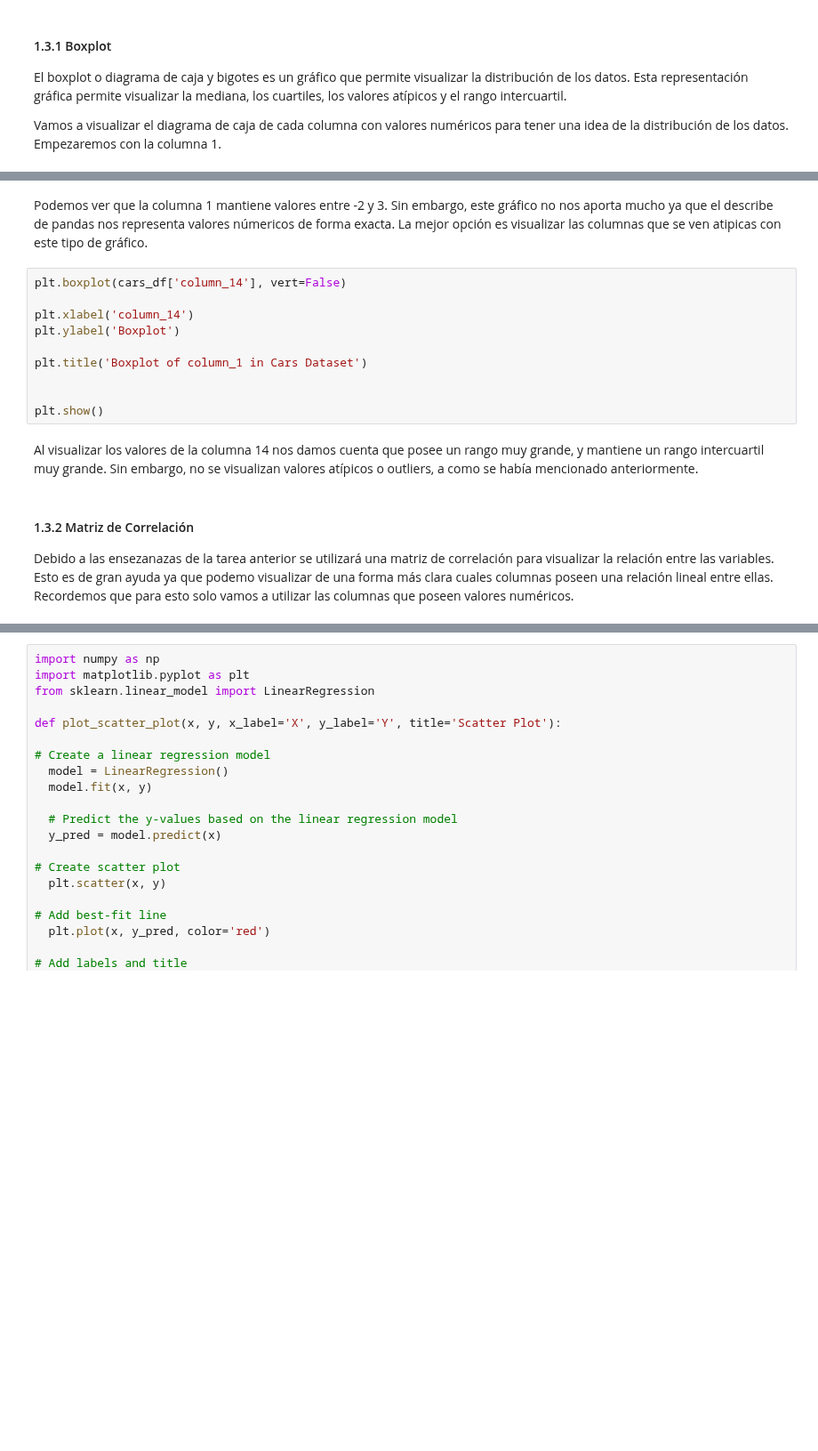
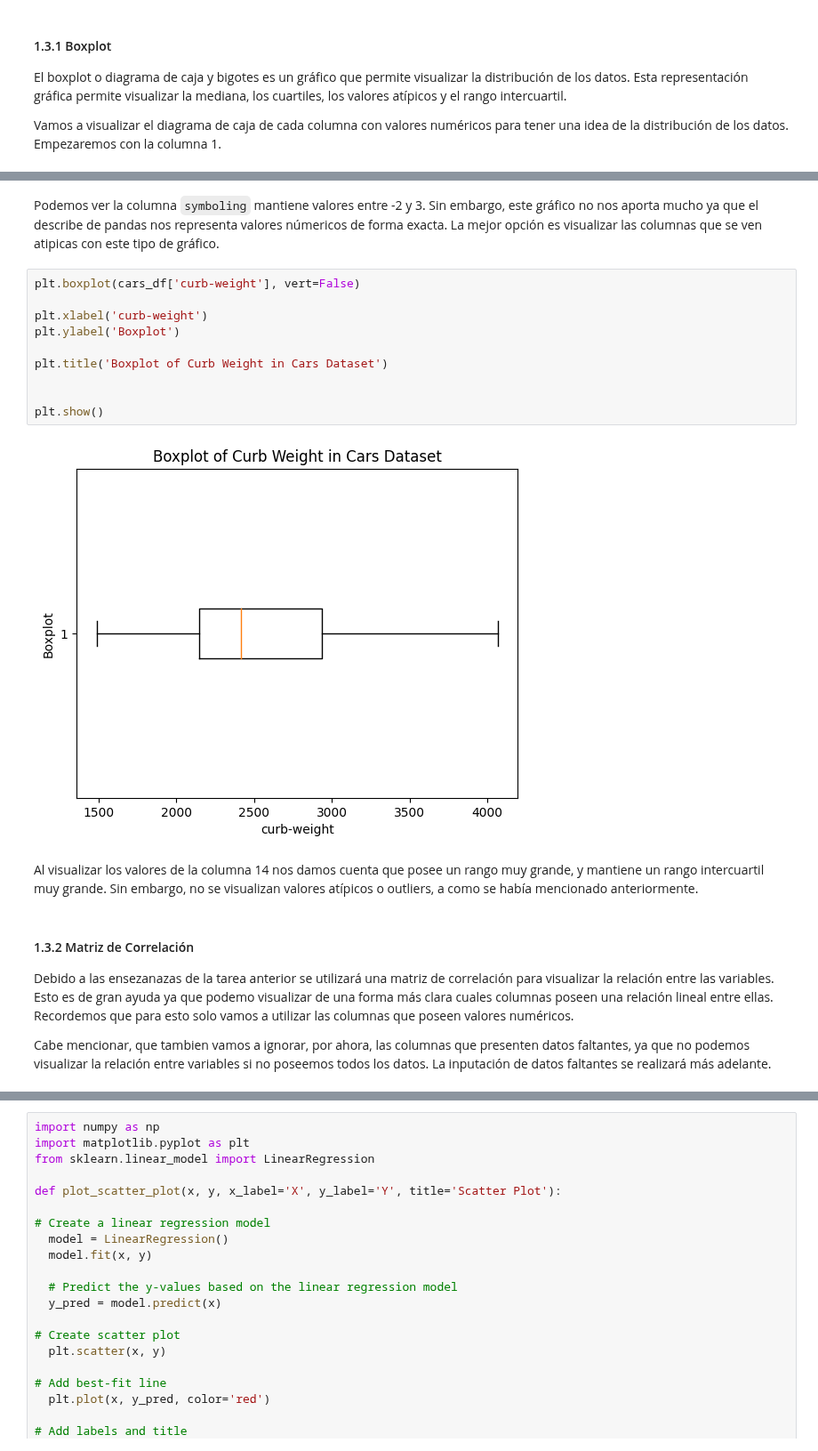
Before and after one commit to mantofer02/DataScienceBootcamp, a Jupyter notebook: FUNDATEC/MachineLearning/Quices/Quiz_01_MarcoFerraro.ipynb, the cells around one changed output, grey strips where cells are left out. Shown at 89% size. Cells and saved outputs as stored; diff of their text form; blank space fills up the shorter version.

```diff
--- a/FUNDATEC/MachineLearning/Quices/Quiz_01_MarcoFerraro.ipynb
+++ b/FUNDATEC/MachineLearning/Quices/Quiz_01_MarcoFerraro.ipynb
@@ -57,21 +117,25 @@ plt.show()
 # %% [markdown]
-Podemos ver que la columna 1 mantiene valores entre -2 y 3. Sin embargo, este gráfico no nos aporta mucho ya que el describe de pandas nos representa valores númericos de forma exacta. La mejor opción es visualizar las columnas que se ven atipicas con este tipo de gráfico.
+Podemos ver la columna `symboling` mantiene valores entre -2 y 3. Sin embargo, este gráfico no nos aporta mucho ya que el describe de pandas nos representa valores númericos de forma exacta. La mejor opción es visualizar las columnas que se ven atipicas con este tipo de gráfico.
 # %%
-plt.boxplot(cars_df['column_14'], vert=False)
+plt.boxplot(cars_df['curb-weight'], vert=False)
 
-plt.xlabel('column_14')
+plt.xlabel('curb-weight')
 plt.ylabel('Boxplot')
 
-plt.title('Boxplot of column_1 in Cars Dataset')
+plt.title('Boxplot of Curb Weight in Cars Dataset')
 
 
 plt.show()
+# %% [output]
+[figure, added]
 # %% [markdown]
 Al visualizar los valores de la columna 14 nos damos cuenta que posee un rango muy grande, y mantiene un rango intercuartil muy grande. Sin embargo, no se visualizan valores atípicos o outliers, a como se había mencionado anteriormente.
 # %% [markdown]
 #### 1.3.2 Matriz de Correlación
 
 Debido a las ensezanazas de la tarea anterior se utilizará una matriz de correlación para visualizar la relación entre las variables. Esto es de gran ayuda ya que podemo visualizar de una forma más clara cuales columnas poseen una relación lineal entre ellas. Recordemos que para esto solo vamos a utilizar las columnas que poseen valores numéricos.
+
+Cabe mencionar, que tambien vamos a ignorar, por ahora, las columnas que presenten datos faltantes, ya que no podemos visualizar la relación entre variables si no poseemos todos los datos. La inputación de datos faltantes se realizará más adelante.
 # %%
 import seaborn as sns
 import matplotlib.pyplot as plt
```
Also changed, not shown: parts of 62 cells of this notebook, 48 other files.
